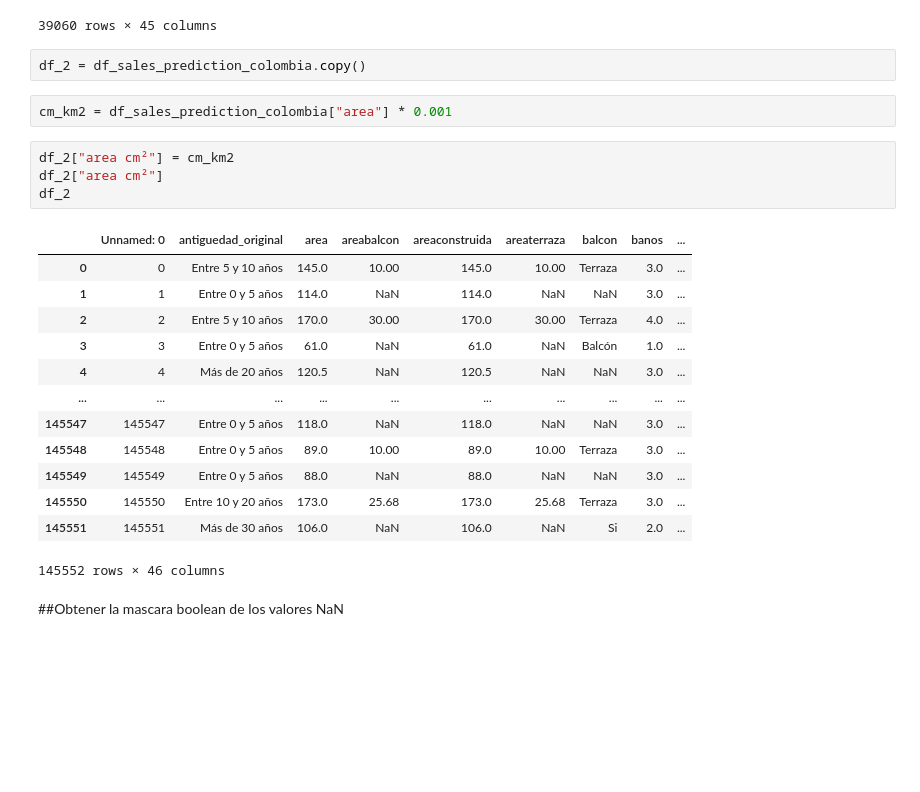
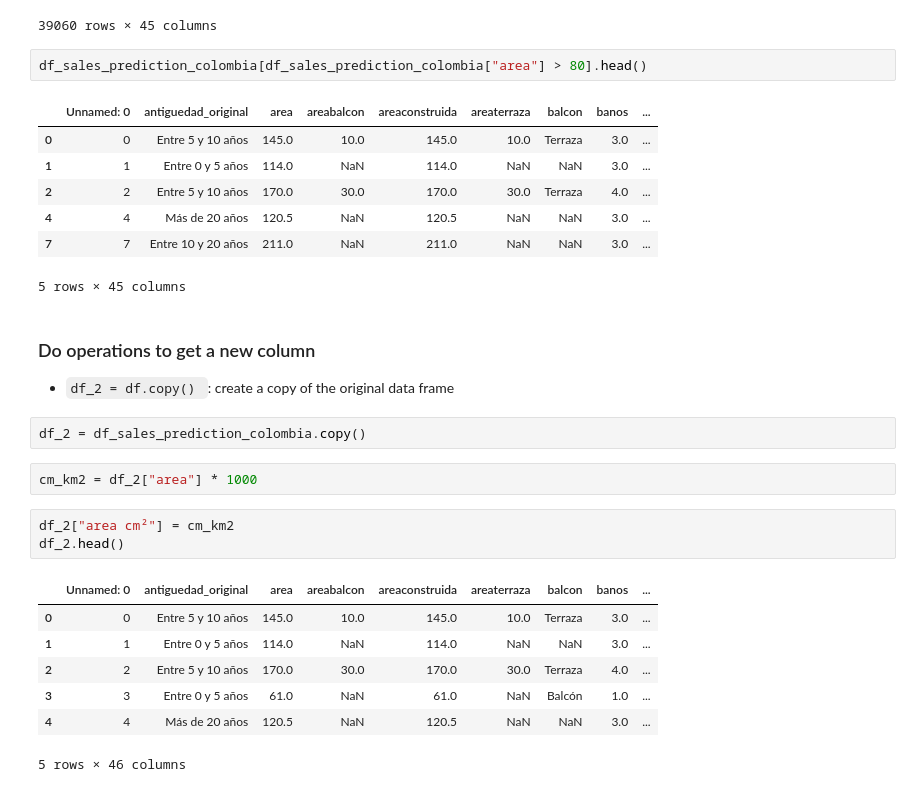
Before and after one commit to William-CCS96/pandas_library_functions, a Jupyter notebook: notebooks/0_0_pandas_library_functions.ipynb, the cells around one changed output. Saved outputs shown, nothing was run; the diff lists cells and outputs as text; blank space fills up the shorter version.

```diff
--- a/notebooks/0_0_pandas_numpy_prediction_houses_colombia.ipynb
+++ b/notebooks/0_0_pandas_library_functions.ipynb
@@ -271,27 +266,31 @@ df_sales_prediction_colombia[df_sales_prediction_colombia["antiguedad_original"]
 | 96537 | 96537 | Entre 10 y 20 años | NaN | NaN | NaN | NaN | Balcón | 1.0 | ... |
 | 143082 | 143082 | Entre 10 y 20 años | NaN | NaN | NaN | NaN | Balcón | 3.0 | ... |
 39060 rows × 45 columns
+# %%
+df_sales_prediction_colombia[df_sales_prediction_colombia["area"] > 80].head()
+# %% [output]
+|  | Unnamed: 0 | antiguedad_original | area | areabalcon | areaconstruida | areaterraza | balcon | banos | ... |
+| 0 | 0 | Entre 5 y 10 años | 145.0 | 10.0 | 145.0 | 10.0 | Terraza | 3.0 | ... |
+| 1 | 1 | Entre 0 y 5 años | 114.0 | NaN | 114.0 | NaN | NaN | 3.0 | ... |
+| 2 | 2 | Entre 5 y 10 años | 170.0 | 30.0 | 170.0 | 30.0 | Terraza | 4.0 | ... |
+| 4 | 4 | Más de 20 años | 120.5 | NaN | 120.5 | NaN | NaN | 3.0 | ... |
+| 7 | 7 | Entre 10 y 20 años | 211.0 | NaN | 211.0 | NaN | NaN | 3.0 | ... |
+5 rows × 45 columns
+# %% [markdown]
+### Do operations to get a new column
+* `df_2 = df.copy() `: create a copy of the original data frame
 # %%
 df_2 = df_sales_prediction_colombia.copy()
-# %%
-cm_km2 = df_sales_prediction_colombia["area"] * 0.001
+# %%
+cm_km2 = df_2["area"] * 1000
 # %%
 df_2["area cm²"] = cm_km2
-df_2["area cm²"]
-df_2
+df_2.head()
 # %% [output]
 |  | Unnamed: 0 | antiguedad_original | area | areabalcon | areaconstruida | areaterraza | balcon | banos | ... |
-| 0 | 0 | Entre 5 y 10 años | 145.0 | 10.00 | 145.0 | 10.00 | Terraza | 3.0 | ... |
+| 0 | 0 | Entre 5 y 10 años | 145.0 | 10.0 | 145.0 | 10.0 | Terraza | 3.0 | ... |
 | 1 | 1 | Entre 0 y 5 años | 114.0 | NaN | 114.0 | NaN | NaN | 3.0 | ... |
-| 2 | 2 | Entre 5 y 10 años | 170.0 | 30.00 | 170.0 | 30.00 | Terraza | 4.0 | ... |
+| 2 | 2 | Entre 5 y 10 años | 170.0 | 30.0 | 170.0 | 30.0 | Terraza | 4.0 | ... |
 | 3 | 3 | Entre 0 y 5 años | 61.0 | NaN | 61.0 | NaN | Balcón | 1.0 | ... |
 | 4 | 4 | Más de 20 años | 120.5 | NaN | 120.5 | NaN | NaN | 3.0 | ... |
-| ... | ... | ... | ... | ... | ... | ... | ... | ... | ... |
-| 145547 | 145547 | Entre 0 y 5 años | 118.0 | NaN | 118.0 | NaN | NaN | 3.0 | ... |
-| 145548 | 145548 | Entre 0 y 5 años | 89.0 | 10.00 | 89.0 | 10.00 | Terraza | 3.0 | ... |
-| 145549 | 145549 | Entre 0 y 5 años | 88.0 | NaN | 88.0 | NaN | NaN | 3.0 | ... |
-| 145550 | 145550 | Entre 10 y 20 años | 173.0 | 25.68 | 173.0 | 25.68 | Terraza | 3.0 | ... |
-| 145551 | 145551 | Más de 30 años | 106.0 | NaN | 106.0 | NaN | Si | 2.0 | ... |
-145552 rows × 46 columns
+5 rows × 46 columns
-# %% [markdown]
-##Obtener la mascara boolean de los valores NaN
```
Also changed, not shown: parts of 6 cells of this notebook.
